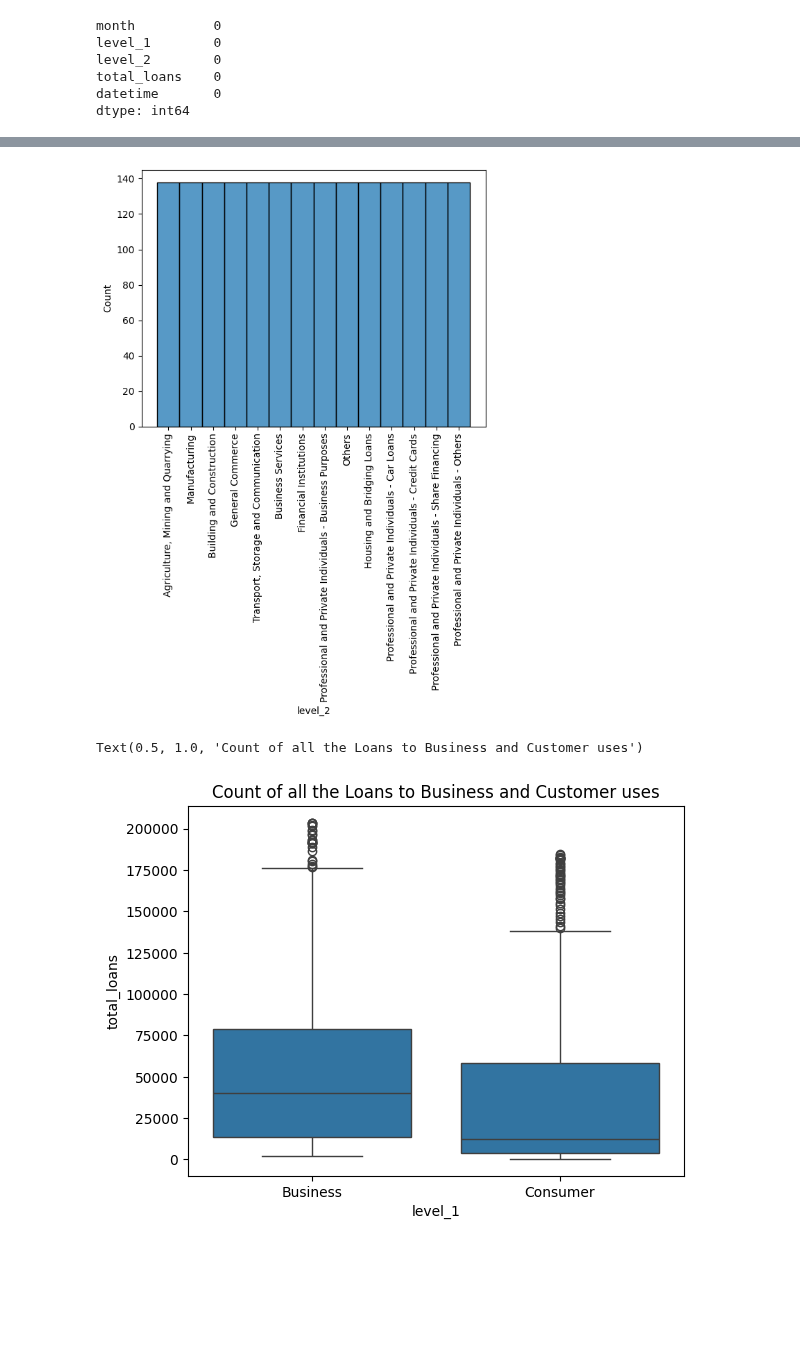
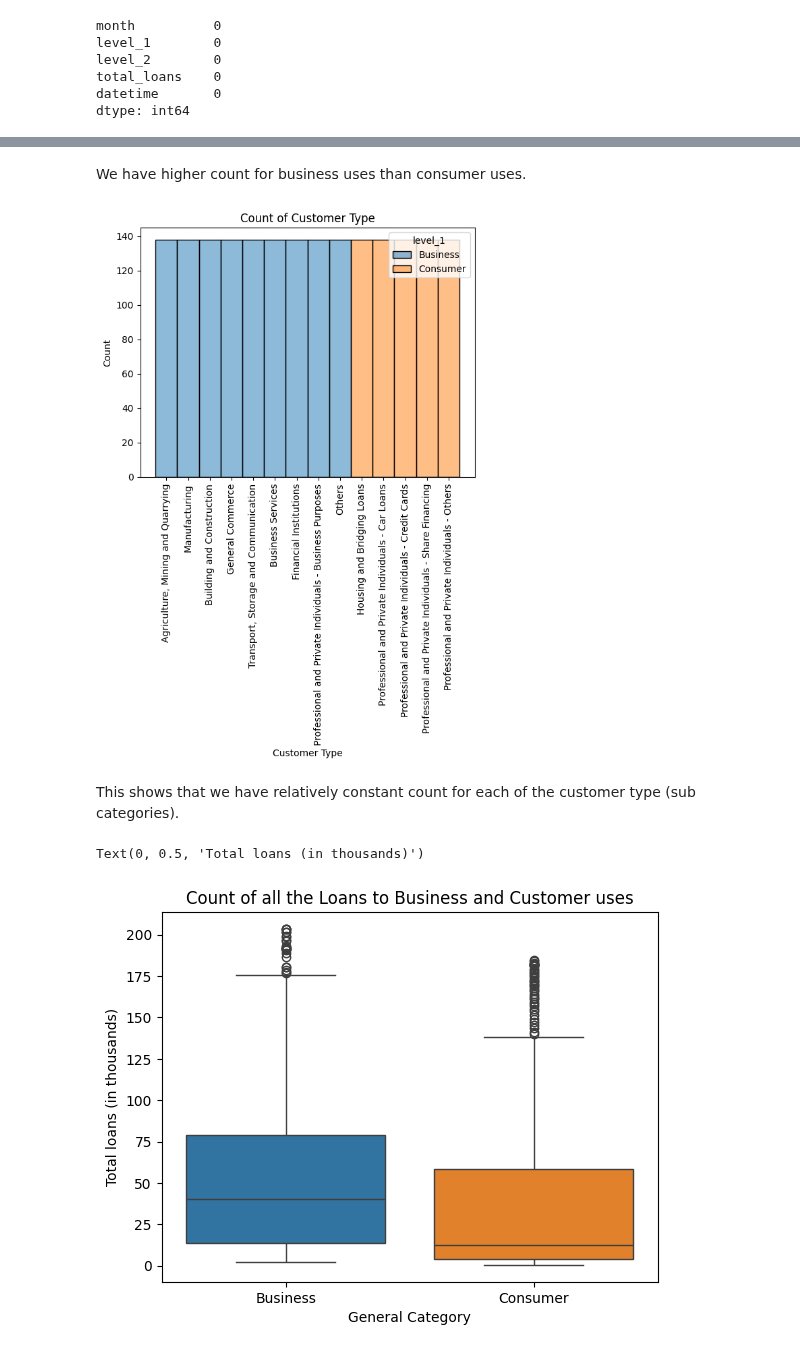
Before and after one commit to ChinSekYi/OpenAYEye, a Jupyter notebook: eda/src/EDA.ipynb, the cells around one changed output, grey strips where cells are left out. Cells and saved outputs as stored; diff of their text form; code cells hidden in the pictures; blank space fills up the shorter version.

```diff
--- a/eda/src/EDA.ipynb
+++ b/eda/src/EDA.ipynb
@@ -82,16 +93,25 @@ sns.histplot(x = "level_1", data = df)
+# %% [markdown]
+We have higher count for business uses than consumer uses.
 # %%
-sns.histplot(x = 'level_2', data = df)
+sns.histplot(x = 'level_2', data = df, hue = 'level_1')
 plt.xticks(rotation = 90)
+plt.title("Count of Customer Type")
+plt.xlabel("Customer Type")
+plt.ylabel("Count")
 plt.show()
 # %% [output]
-[figure, old version]
+[figure, new version]
+# %% [markdown]
+This shows that we have relatively constant count for each of the customer type (sub categories).
 # %%
 # Check if there are extreme values
-sns.boxplot(x = 'level_1', y = "total_loans", data = df)
+sns.boxplot(x = 'level_1', y = df['total_loans']/1000, data = df, hue = "level_1")
 plt.title("Count of all the Loans to Business and Customer uses")
+plt.xlabel("General Category")
+plt.ylabel("Total loans (in thousands)")
 # %% [output]
-Text(0.5, 1.0, 'Count of all the Loans to Business and Customer uses')
+Text(0, 0.5, 'Total loans (in thousands)')
-[figure, old version]
+[figure, new version]
 # %%
 # Check if there are extreme values
 medians = df.groupby("level_2")['total_loans'].median()
```
Also changed, not shown: parts of 14 cells of this notebook.
